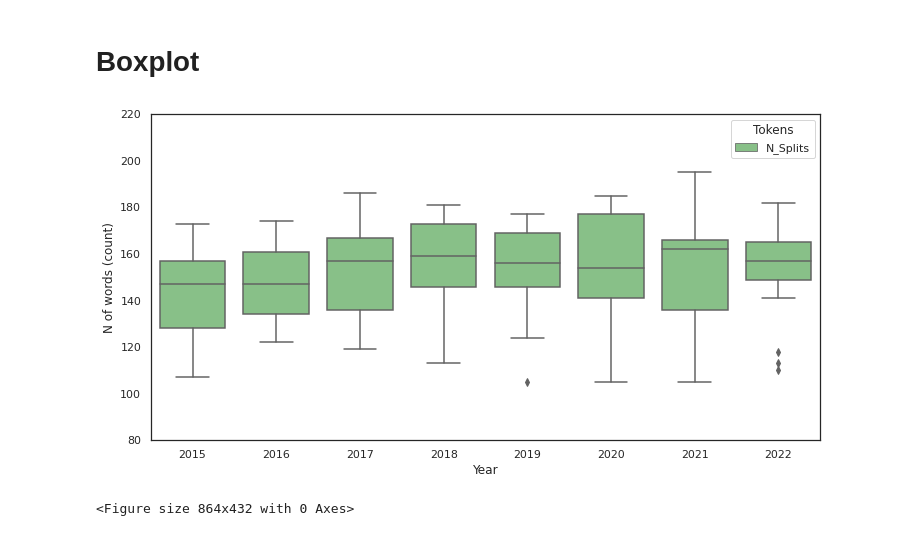
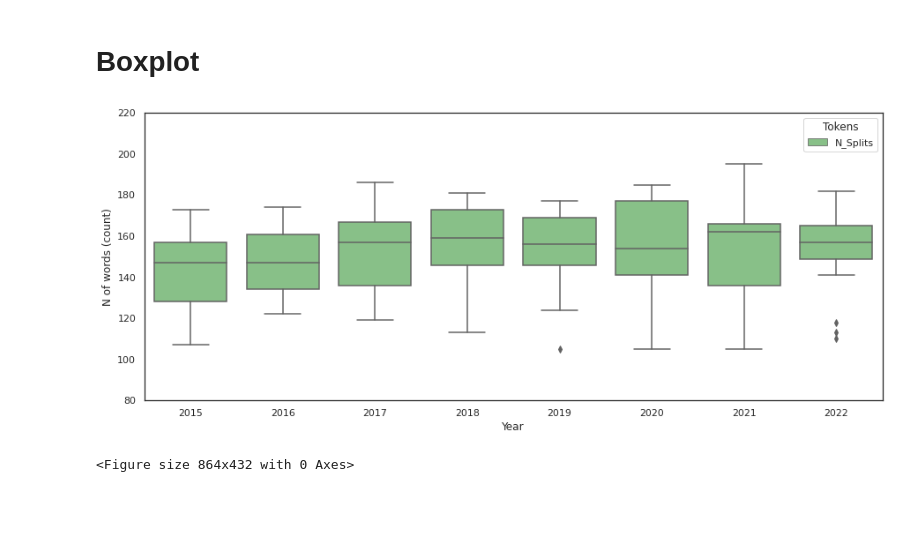
Before and after one commit to MK316/Workingpapers, a Jupyter notebook: LDpaper_plotting01.ipynb, the cells around one changed output. Cells and saved outputs as stored; diff of their text form; code cells hidden in the pictures; blank space fills up the shorter version.

```diff
--- a/LDpaper_plotting01.ipynb
+++ b/LDpaper_plotting01.ipynb
@@ -32,18 +32,18 @@ df2.head()
 # %% [markdown]
 # Boxplot
 # %%
-sns.set(rc={'figure.figsize':(12,6)})
+sns.set(rc={'figure.figsize':(15,6),"font.size":40,"axes.titlesize":140,"axes.labelsize":60},style="white") # font size doesn't work
 # ax = sns.boxplot (y=df2)
 # ax.set_ylim([0, 210])
 
 sns.set_theme(style='white')
 dd=pd.melt(df2,id_vars=['Year'],value_vars=['N_Splits'],var_name='Tokens')
 ax = sns.boxplot(x='Year',y='value',data=dd,hue='Tokens',palette="Accent")
 ax.set_ylim([80,220])
 ax.set(xlabel='Year', ylabel='N of words (count)')
 plt.savefig('boxplot_Nsplit.png')
 # %% [output]
-[figure, old version]
+[figure, new version]
 # %%
 
 # plt.savefig('boxplot_grouped.pdf')
```
